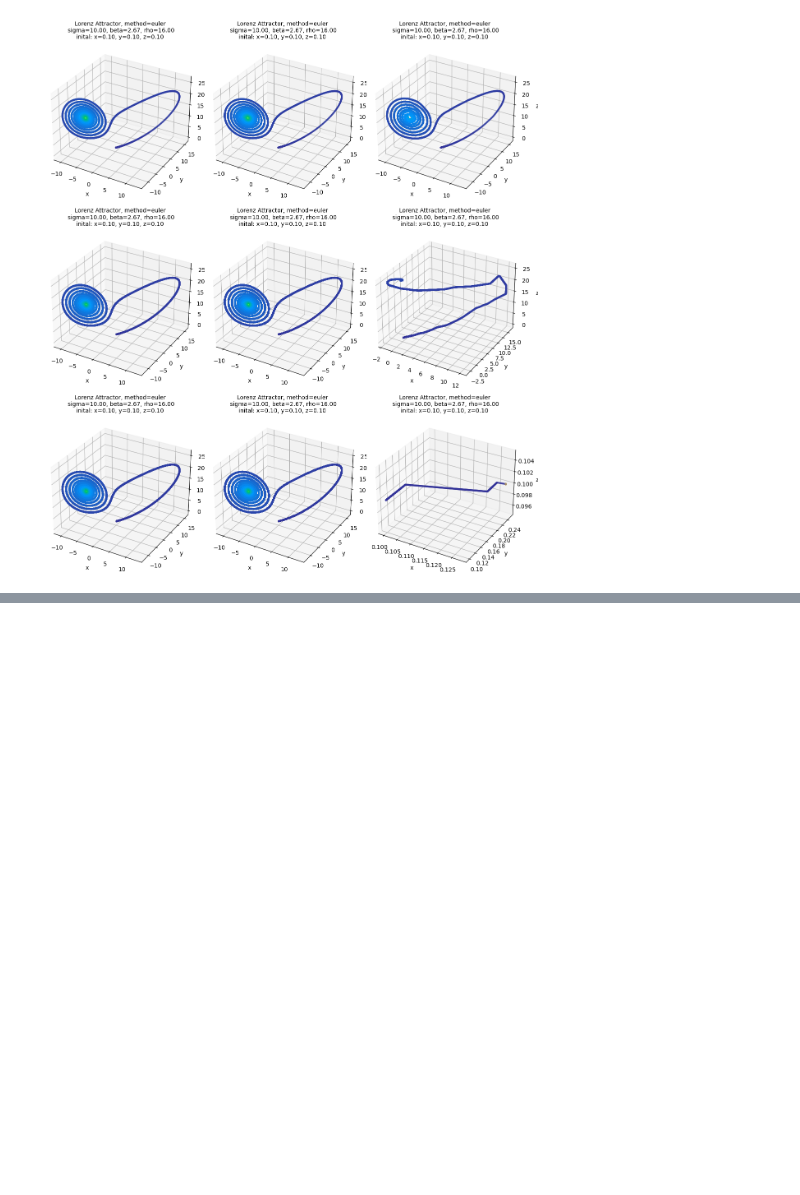
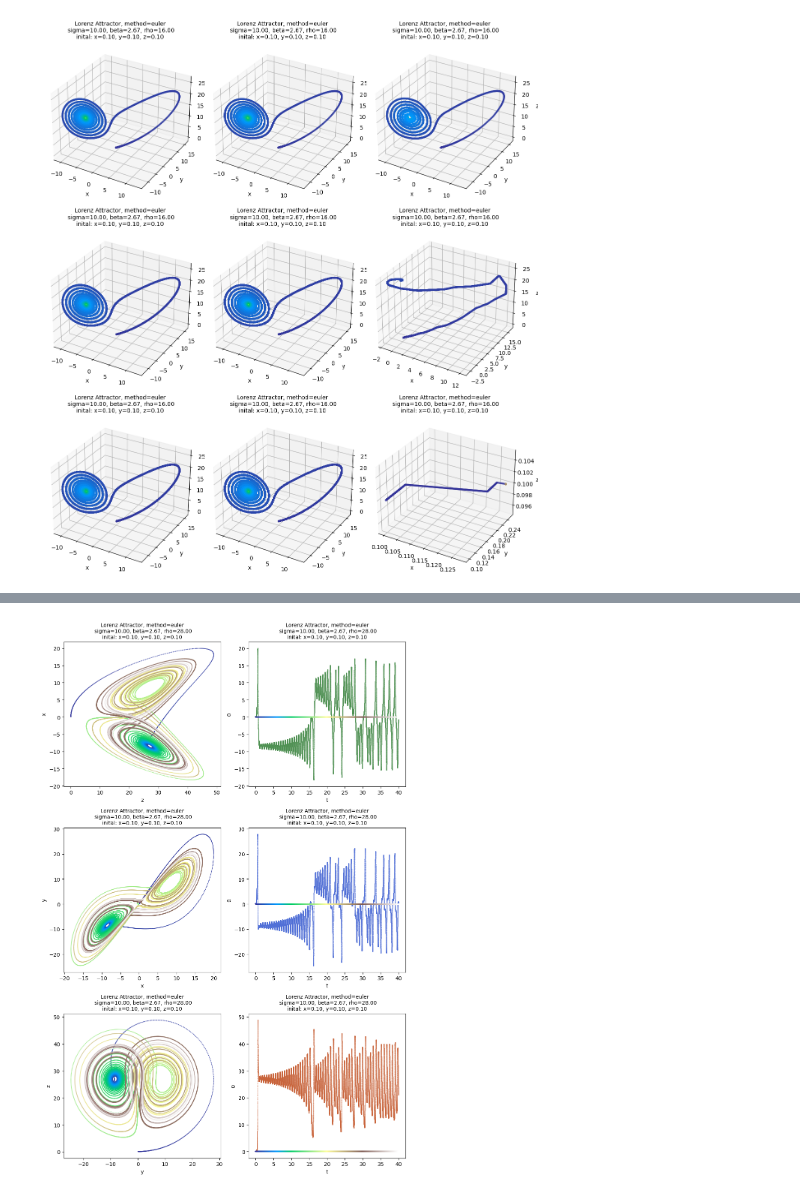
Before and after one commit to SorenHeidelbach/lorentz-attractor, a Jupyter notebook: README.ipynb, the cells around one changed output, grey strips where cells are left out. Cells and saved outputs as stored; diff of their text form; code cells hidden in the pictures; blank space fills up the shorter version.

```diff
--- a/README.ipynb
+++ b/README.ipynb
@@ -153,0 +155,19 @@ vis.plot_multiple_settings(
+# %%
+fig, axs = plt.subplots(3,2, figsize=(10, 15))
+dt = 0.001
+total_time = 40
+nstep = int(total_time/dt)
+sim = LorenzAttractor(sigma = 10, rho = 28, beta = 8/3, dt=dt, nstep=nstep)
+sim.solve()
+vis.plot_simulation_color_2d(sim, "z", "x", "t", ax=axs[0,0], size=1)
+vis.plot_simulation_color_2d(sim, "t", "x", "#4f9153", ax=axs[0,1], size=0.5, label = "z")
+vis.plot_simulation_color_2d(sim, "x", "y", "t", ax=axs[1,0], size=1)
+vis.plot_simulation_color_2d(sim, "t", "y", "#5170d7", ax=axs[1,1], size=0.5, label = "x")
+vis.plot_simulation_color_2d(sim, "y", "z", "t", ax=axs[2,0], size=1)
+vis.plot_simulation_color_2d(sim, "t", "z", "#c9643b", ax=axs[2,1], size=0.5, label = "y")
+vis.plot_simulation_color_2d(sim, "t", 0, "t", ax=axs[0,1], size=9)
+vis.plot_simulation_color_2d(sim, "t", 0, "t", ax=axs[1,1], size=9)
+vis.plot_simulation_color_2d(sim, "t", 0, "t", ax=axs[2,1], size=9)
+plt.tight_layout()
+# %% [output]
+[figure, added]
```
Also changed, not shown: parts of 11 cells of this notebook, 19 other files.
